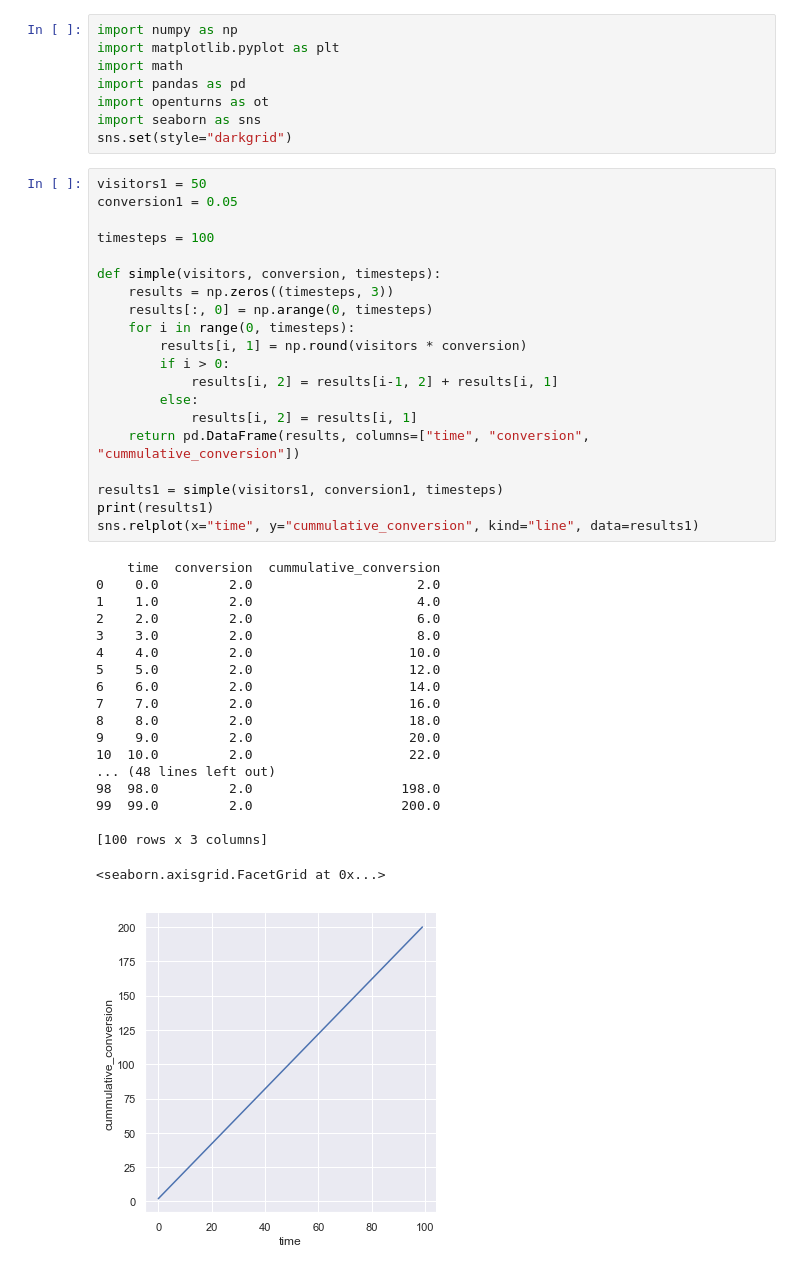
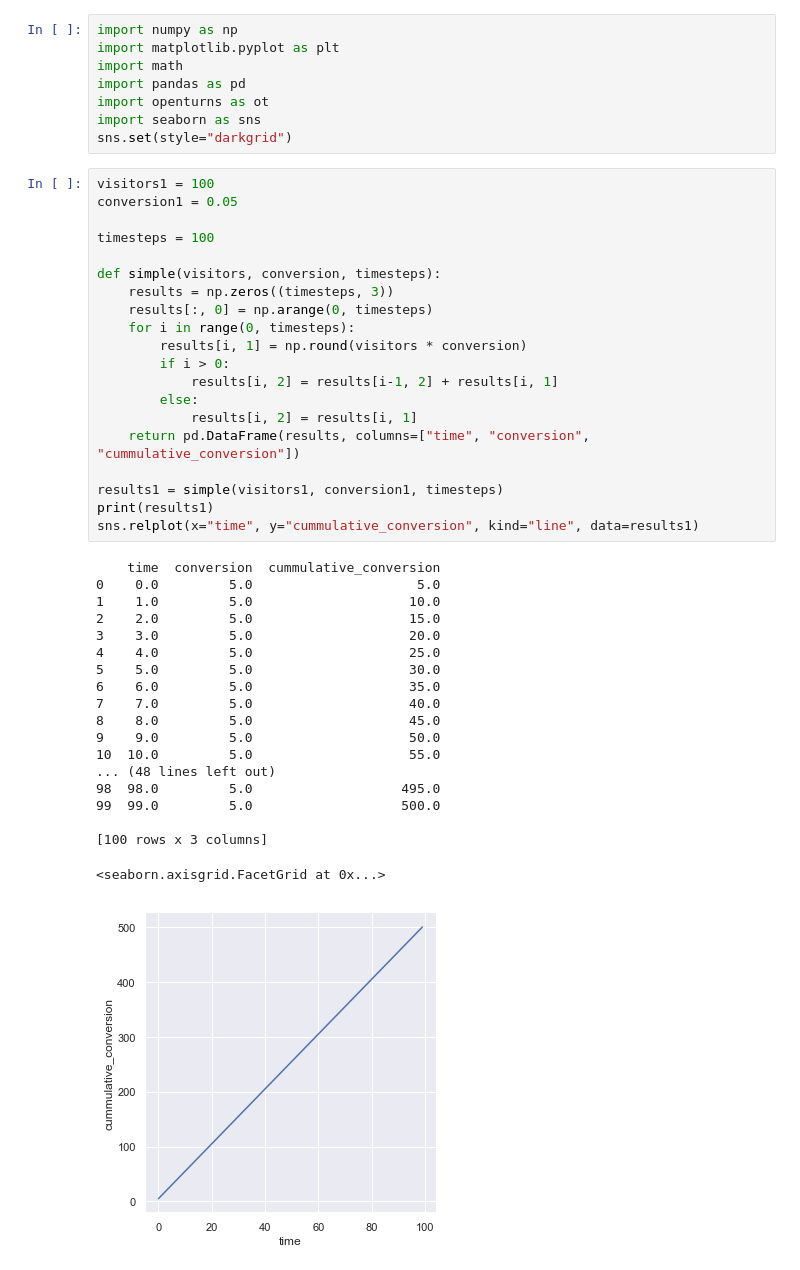
Before and after one commit to imrehg/mc-model-playground, a Jupyter notebook: index.ipynb, the cells around one changed output. Drawn from its saved outputs; the diff is of its cells as text.

```diff
--- a/index.ipynb
+++ b/index.ipynb
@@ -7,45 +7,45 @@ import openturns as ot
 import seaborn as sns
 sns.set(style="darkgrid")
 # %%
-visitors1 = 50
+visitors1 = 100
 conversion1 = 0.05
 
 timesteps = 100
 
 def simple(visitors, conversion, timesteps):
     results = np.zeros((timesteps, 3))
     results[:, 0] = np.arange(0, timesteps)
     for i in range(0, timesteps):
         results[i, 1] = np.round(visitors * conversion)
         if i > 0:
             results[i, 2] = results[i-1, 2] + results[i, 1]
         else:
             results[i, 2] = results[i, 1]
     return pd.DataFrame(results, columns=["time", "conversion", "cummulative_conversion"])
 
 results1 = simple(visitors1, conversion1, timesteps)
 print(results1)
 sns.relplot(x="time", y="cummulative_conversion", kind="line", data=results1)
 # %% [output]
     time  conversion  cummulative_conversion
-0    0.0         2.0                     2.0
-1    1.0         2.0                     4.0
-2    2.0         2.0                     6.0
-3    3.0         2.0                     8.0
-4    4.0         2.0                    10.0
-5    5.0         2.0                    12.0
-6    6.0         2.0                    14.0
-7    7.0         2.0                    16.0
-8    8.0         2.0                    18.0
-9    9.0         2.0                    20.0
-10  10.0         2.0                    22.0
+0    0.0         5.0                     5.0
+1    1.0         5.0                    10.0
+2    2.0         5.0                    15.0
+3    3.0         5.0                    20.0
+4    4.0         5.0                    25.0
+5    5.0         5.0                    30.0
+6    6.0         5.0                    35.0
+7    7.0         5.0                    40.0
+8    8.0         5.0                    45.0
+9    9.0         5.0                    50.0
+10  10.0         5.0                    55.0
 ... (48 lines left out)
-98  98.0         2.0                   198.0
-99  99.0         2.0                   200.0
+98  98.0         5.0                   495.0
+99  99.0         5.0                   500.0
 
 [100 rows x 3 columns]
 <seaborn.axisgrid.FacetGrid at 0x...>
-[figure, old version]
+[figure, new version]
 # %%
 timesteps = 100
 
```
Also changed, not shown: parts of 5 cells of this notebook.
